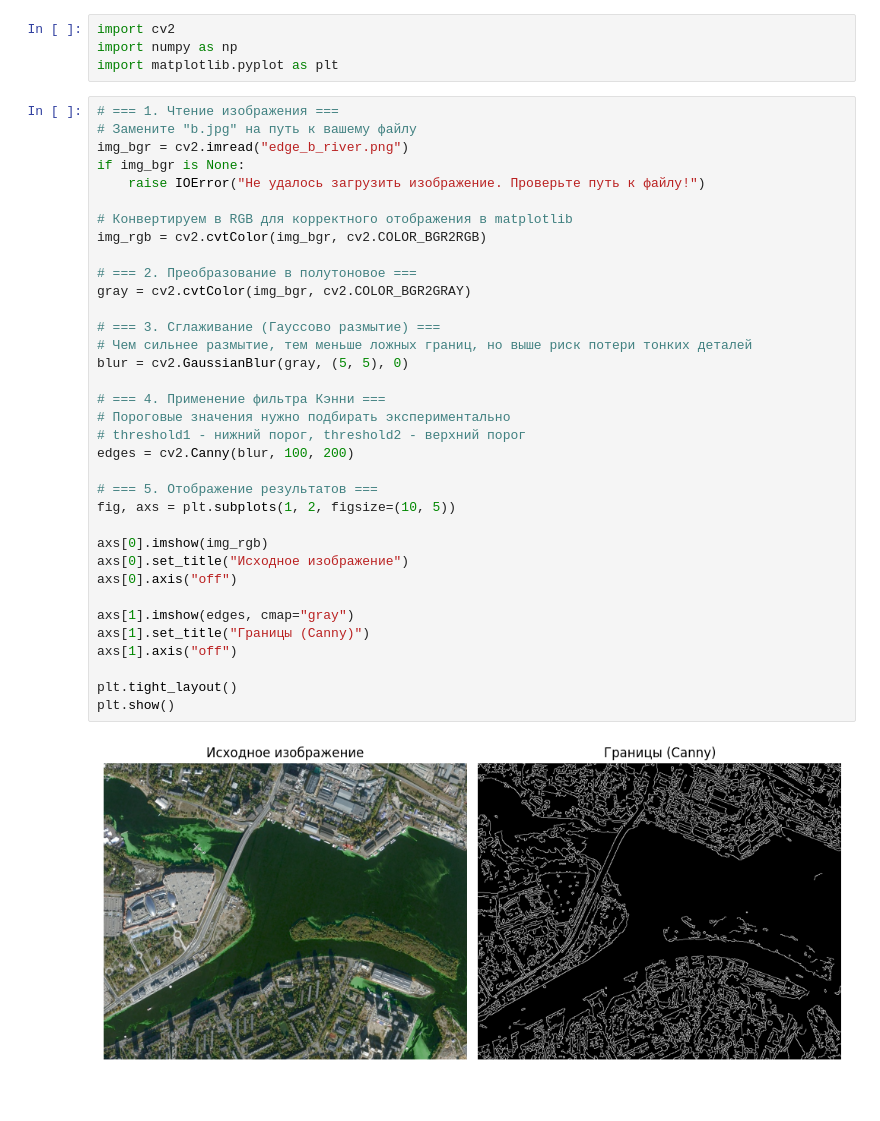
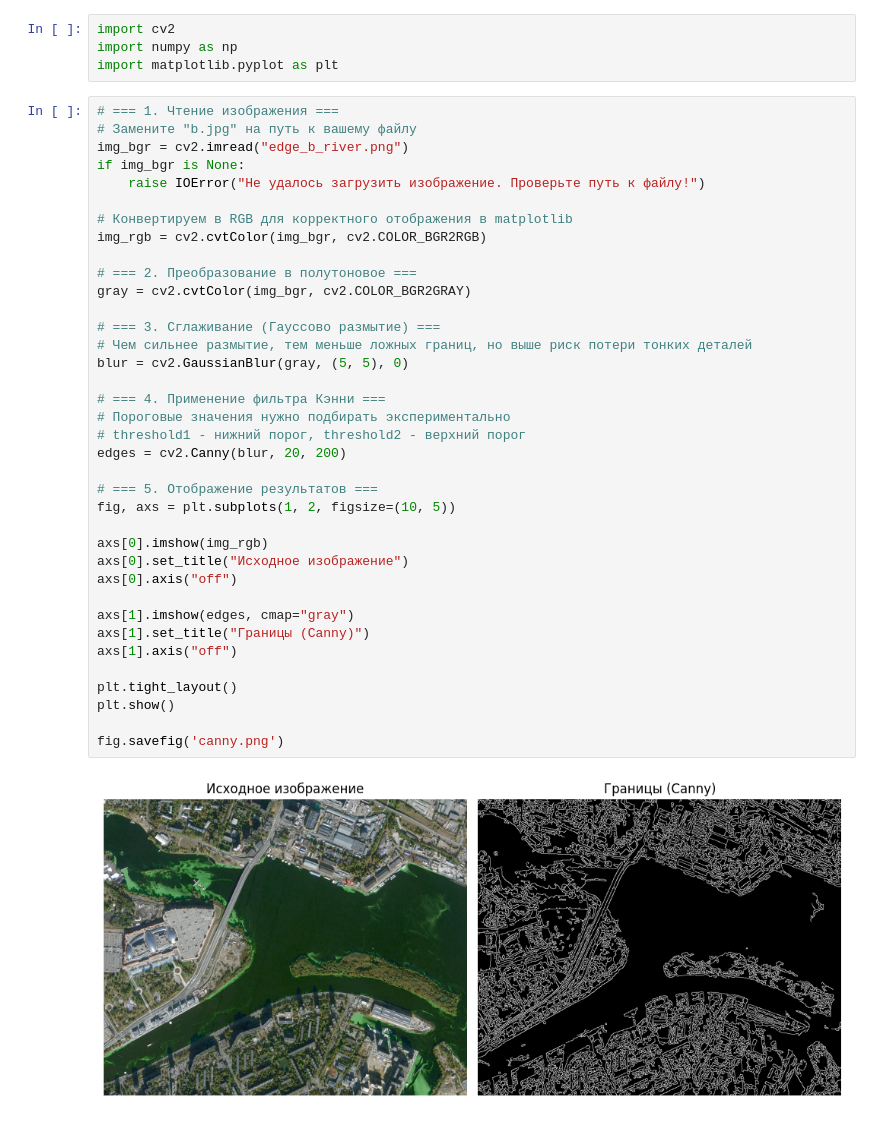
Before and after one commit to daniel-cosmetologist/balakin-2025, a Jupyter notebook: task-2 (Кенни картинка b)/main.ipynb, the cells around one changed output. Cells and saved outputs as stored; diff of their text form.

```diff
--- a/task-2 (Кенни картинка b)/main.ipynb
+++ b/task-2 (Кенни картинка b)/main.ipynb
@@ -10,32 +10,34 @@ if img_bgr is None:
     raise IOError("Не удалось загрузить изображение. Проверьте путь к файлу!")
 
 # Конвертируем в RGB для корректного отображения в matplotlib
 img_rgb = cv2.cvtColor(img_bgr, cv2.COLOR_BGR2RGB)
 
 # === 2. Преобразование в полутоновое ===
 gray = cv2.cvtColor(img_bgr, cv2.COLOR_BGR2GRAY)
 
 # === 3. Сглаживание (Гауссово размытие) ===
 # Чем сильнее размытие, тем меньше ложных границ, но выше риск потери тонких деталей
 blur = cv2.GaussianBlur(gray, (5, 5), 0)
 
 # === 4. Применение фильтра Кэнни ===
 # Пороговые значения нужно подбирать экспериментально
 # threshold1 - нижний порог, threshold2 - верхний порог
-edges = cv2.Canny(blur, 100, 200)
+edges = cv2.Canny(blur, 20, 200)
 
 # === 5. Отображение результатов ===
 fig, axs = plt.subplots(1, 2, figsize=(10, 5))
 
 axs[0].imshow(img_rgb)
 axs[0].set_title("Исходное изображение")
 axs[0].axis("off")
 
 axs[1].imshow(edges, cmap="gray")
 axs[1].set_title("Границы (Canny)")
 axs[1].axis("off")
 
 plt.tight_layout()
 plt.show()
+
+fig.savefig('canny.png')
 # %% [output]
-[figure, old version]
+[figure, new version]
```
Also changed, not shown: 10 other files.
